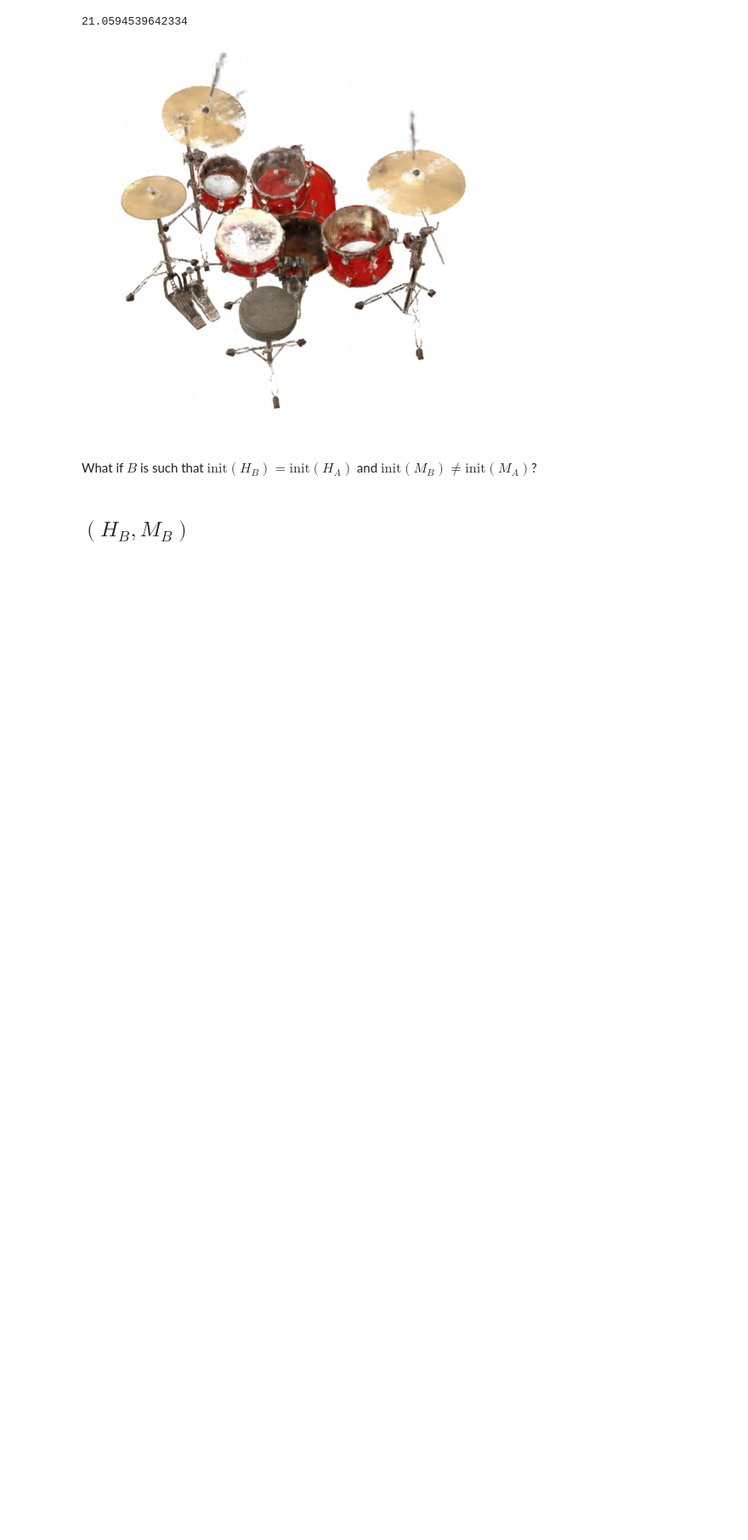
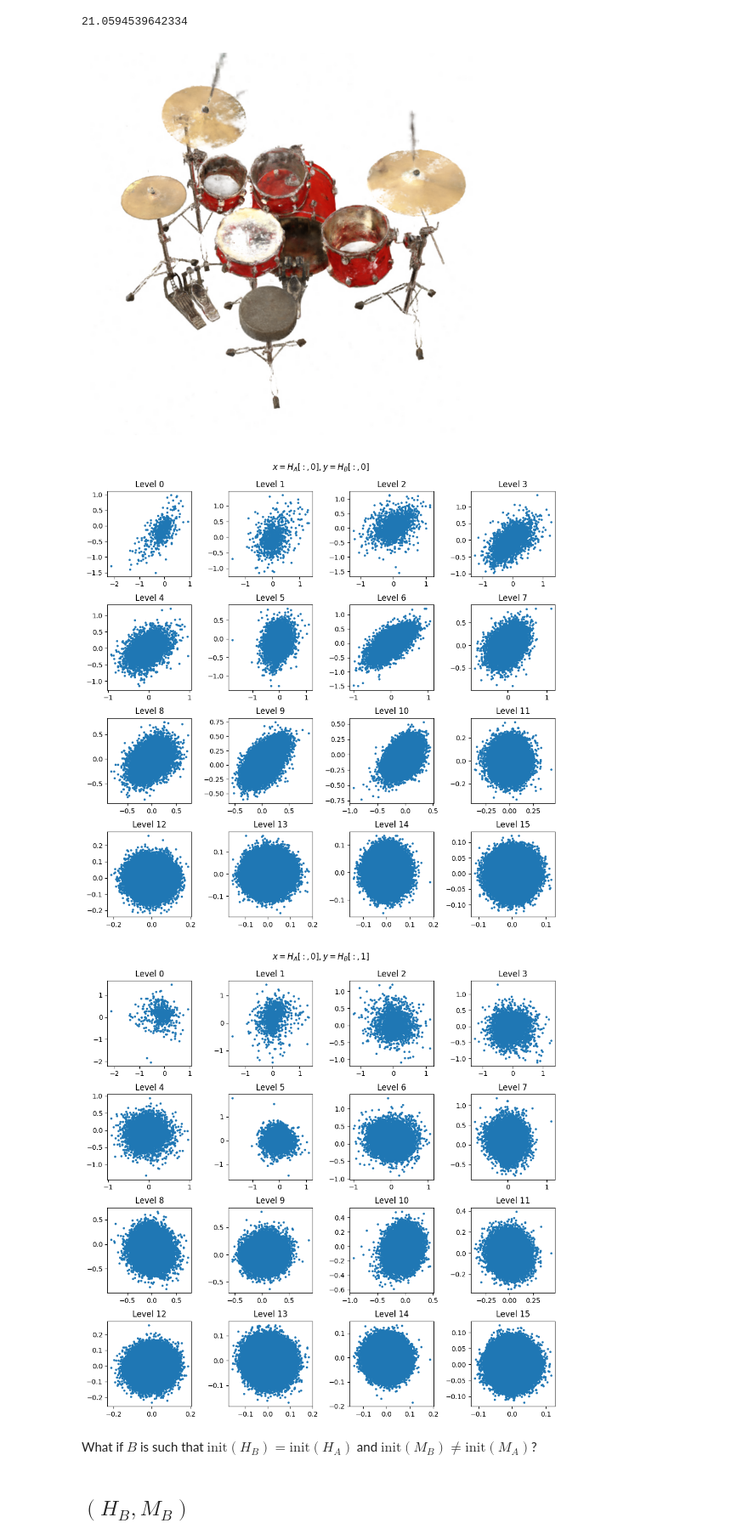
Before and after one commit to frallebini/nerfacc, a Jupyter notebook: examples/eval_ngp_nerf_occ.ipynb, the cells around one changed output. Shown at 85% size. Drawn from its saved outputs; the diff is of its cells as text; code cells hidden in the pictures; blank space fills up the shorter version.

```diff
--- a/examples/eval_ngp_nerf_occ.ipynb
+++ b/examples/eval_ngp_nerf_occ.ipynb
@@ -140,6 +184,14 @@ render_test(sd_A)
 # %% [output]
 21.0594539642334
 [figure]
+# %%
+sd_A = torch.load("ckpts/drums_torch_A.pt")
+sd_B = torch.load("ckpts/drums_torch_A2.pt")
+
+scatter_plot(sd_A, sd_B)
+# %% [output]
+[figure, added]
+[figure, added]
 # %% [markdown]
 What if $B$ is such that $\text{init}(H_B)=\text{init}(H_A)$ and $\text{init}(M_B)\neq\text{init}(M_A)$?
 # %% [markdown]
```
Also changed, not shown: parts of 7 cells of this notebook.
